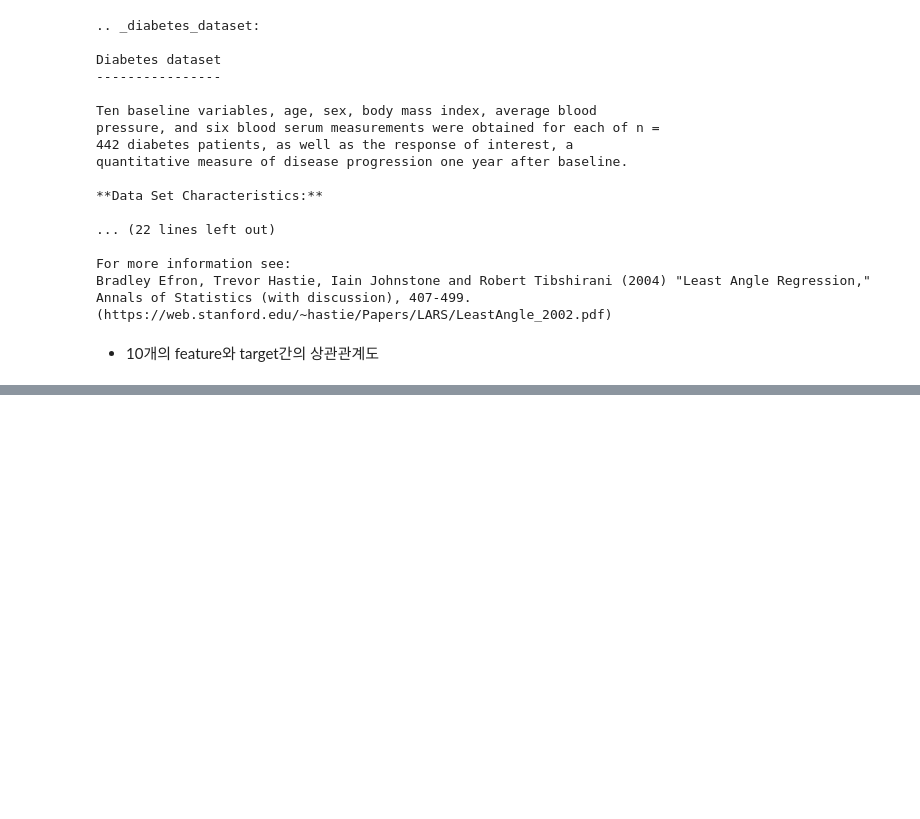
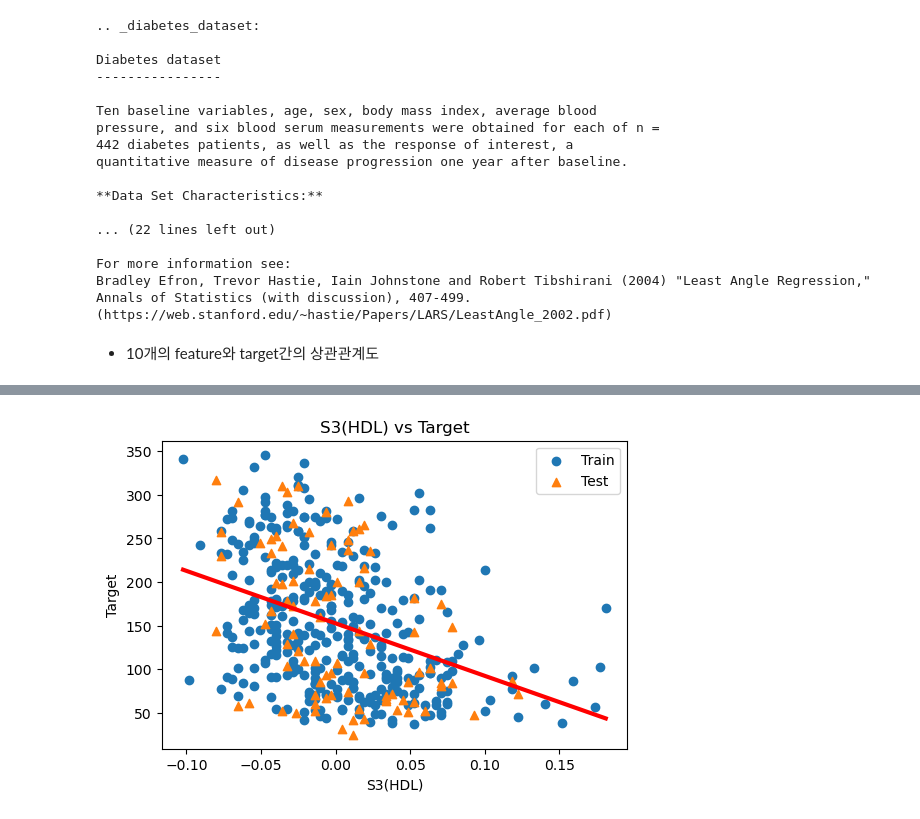
Before and after one commit to haeeema/MachineLearningLecture, a Jupyter notebook: 04.회귀/02.단순선형회귀_당뇨병.ipynb, the cells around one changed output, grey strips where cells are left out. Saved outputs shown, nothing was run; the diff lists cells and outputs as text; code cells hidden in the pictures; blank space fills up the shorter version.

```diff
--- a/04.회귀/02.단순선형회귀_당뇨병.ipynb
+++ b/04.회귀/02.단순선형회귀_당뇨병.ipynb
@@ -63,0 +136,13 @@ for i, feature in enumerate(diab.feature_names):
+# %%
+xs2 = np.array([X_train2.min(), X_train2.max()])
+ys2 = lr2.coef_[0] * xs2 + lr2.intercept_
+
+plt.figure(figsize=(6, 4))
+plt.scatter(X_train2, y_train2, label='Train')
+plt.scatter(X_test2, y_test2, marker='^', label='Test')
+plt.plot(xs2, ys2, c='r', lw=3)
+plt.title('S3(HDL) vs Target')
+plt.xlabel('S3(HDL)'), plt.ylabel('Target'), plt.legend()
+plt.show()
+# %% [output]
+[figure, added]
```
Also changed, not shown: parts of 14 cells of this notebook, 2 other files.
